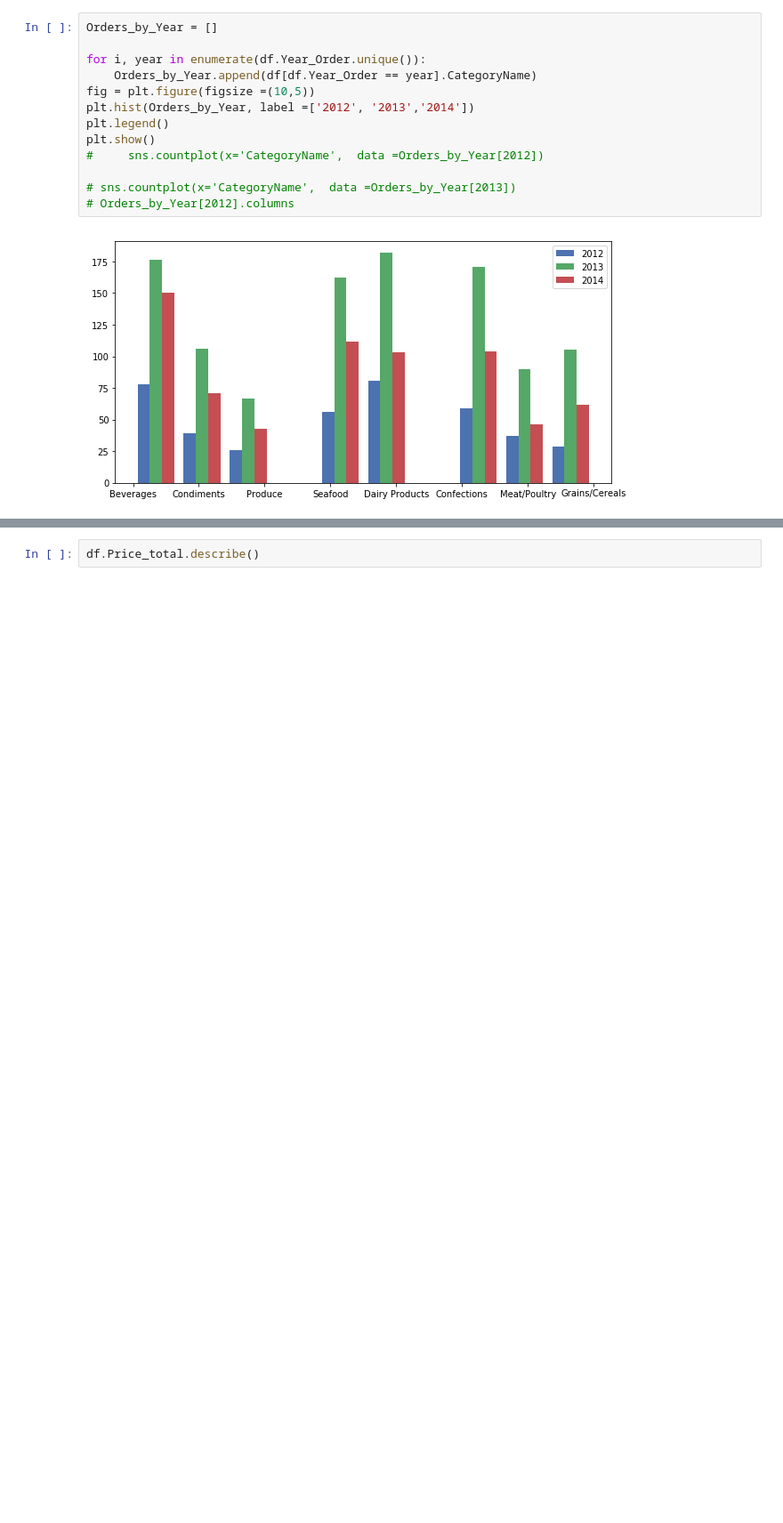
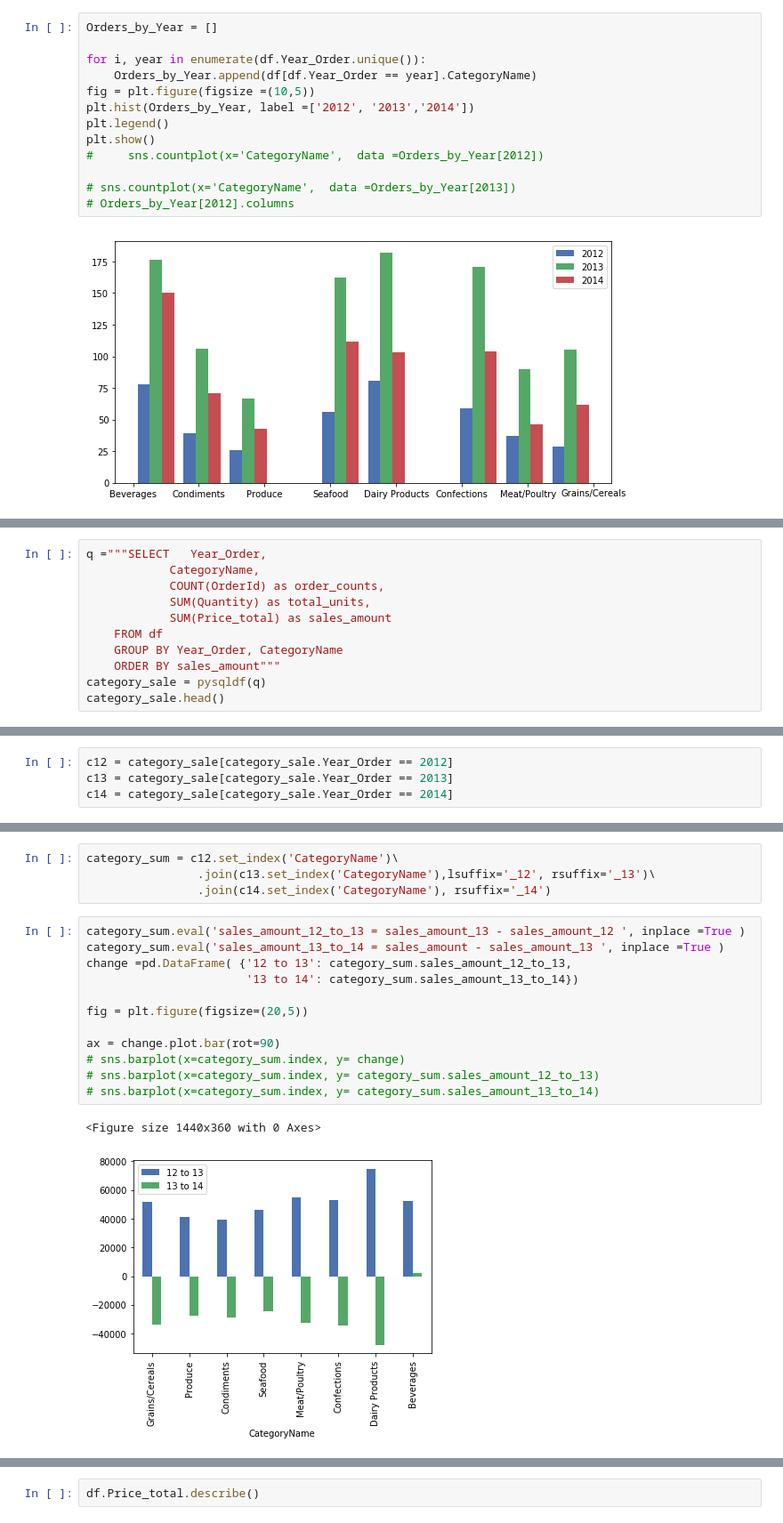
Before and after one commit to YeonjooSmith/dsc-mod-3-project-online-ds-ft-071519, a Jupyter notebook: ProjectDraft1.ipynb, the cells around one changed output, grey strips where cells are left out. Shown at 89% size. Drawn from its saved outputs; the diff is of its cells as text; blank space fills up the shorter version.

```diff
--- a/ProjectDraft1.ipynb
+++ b/ProjectDraft1.ipynb
@@ -259,0 +274,11 @@ plt.show()
+# %%
+q ="""SELECT   Year_Order,
+            CategoryName,
+            COUNT(OrderId) as order_counts,
+            SUM(Quantity) as total_units,
+            SUM(Price_total) as sales_amount
+    FROM df
+    GROUP BY Year_Order, CategoryName
+    ORDER BY sales_amount"""
+category_sale = pysqldf(q)
+category_sale.head()
@@ -259,0 +292,4 @@ plt.show()
+# %%
+c12 = category_sale[category_sale.Year_Order == 2012]
+c13 = category_sale[category_sale.Year_Order == 2013]
+c14 = category_sale[category_sale.Year_Order == 2014]
@@ -259,0 +306,19 @@ plt.show()
+# %%
+category_sum = c12.set_index('CategoryName')\
+                .join(c13.set_index('CategoryName'),lsuffix='_12', rsuffix='_13')\
+                .join(c14.set_index('CategoryName'), rsuffix='_14')
+# %%
+category_sum.eval('sales_amount_12_to_13 = sales_amount_13 - sales_amount_12 ', inplace =True )
+category_sum.eval('sales_amount_13_to_14 = sales_amount - sales_amount_13 ', inplace =True )
+change =pd.DataFrame( {'12 to 13': category_sum.sales_amount_12_to_13,
+                       '13 to 14': category_sum.sales_amount_13_to_14})
+
+fig = plt.figure(figsize=(20,5))
+
+ax = change.plot.bar(rot=90)
+# sns.barplot(x=category_sum.index, y= change)
+# sns.barplot(x=category_sum.index, y= category_sum.sales_amount_12_to_13)
+# sns.barplot(x=category_sum.index, y= category_sum.sales_amount_13_to_14)
+# %% [output]
+<Figure size 1440x360 with 0 Axes>
+[figure, added]
```
Also changed, not shown: parts of 19 cells of this notebook.
